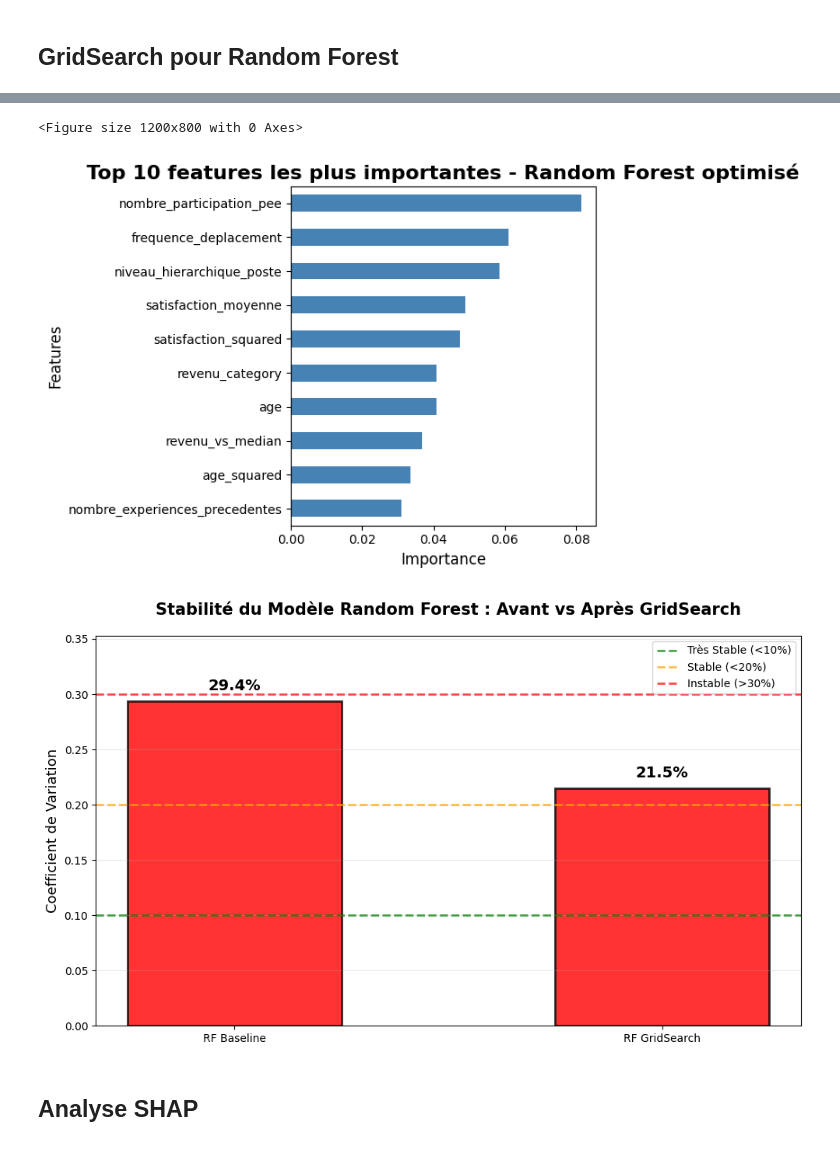
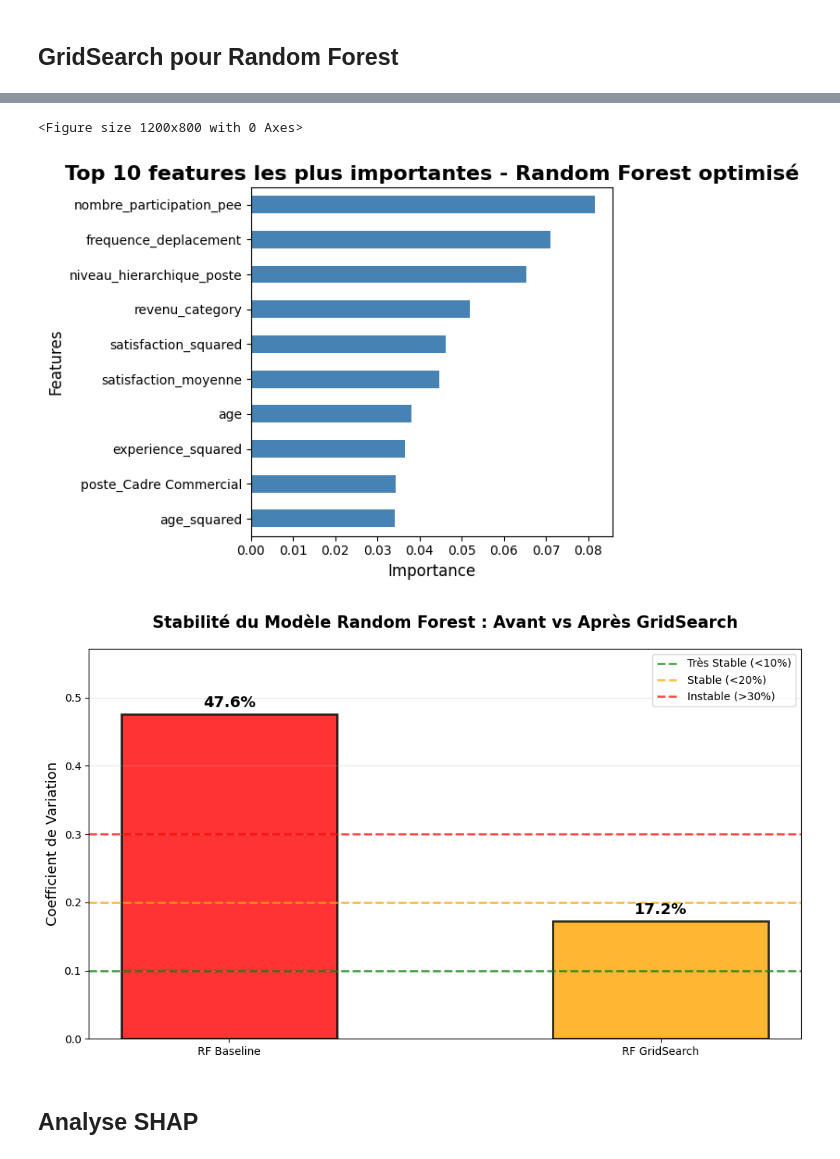
Before and after one commit to Christophe-Ringot/projet_04_OC, a Jupyter notebook: main.ipynb, the cells around one changed output, grey strips where cells are left out. Saved outputs shown, nothing was run; the diff lists cells and outputs as text; code cells hidden in the pictures.

Commit message:
Légère stabilisation du modèle randomForest

```diff
--- a/main.ipynb
+++ b/main.ipynb
@@ -423,7 +425,6 @@ Colonnes dans X: ['age', 'genre', 'statut_marital', 'departement', 'poste', 'nom
 # %% [markdown]
 Préprocessing
 # %%
-
 # Préparation train/test split
 X_train, X_test, y_train, y_test = train_test_split(
     X, y, test_size=0.2, random_state=42, stratify=y
@@ -482,16 +483,14 @@ for col in extra_cols:
 # Réorganiser les colonnes pour avoir le même ordre
 X_test_encoded = X_test_encoded[X_train_encoded.columns]
 
-# Vérifier l'asymétrie pour décider de la transformation log
 numeric_cols_final = [col for col in X_train_encoded.columns if col in numeric_vars]
 skewness_values = {}
 
-# Si skewness > 1 alors transformation log
 for col in numeric_cols_final:
     skew_val = skew(X_train_encoded[col])
     skewness_values[col] = skew_val
 
-    if abs(skew_val) > 1:
+    if abs(skew_val) > 2:
         min_val = X_train_encoded[col].min()
         if min_val <= 0:
             X_train_encoded[col] = np.log1p(X_train_encoded[col] - min_val + 1)
@@ -641,14 +640,14 @@ Utilisation d'une cross-validation avec StratifiedKFold pour :
 - 0.20 ≤ CV < 0.30 : Modérément stable
 - CV ≥ 0.30 : Instable
 # %%
-cv = StratifiedKFold(n_splits=5, shuffle=True, random_state=50)
-beta=2
+cv = StratifiedKFold(n_splits=10, shuffle=True, random_state=50)
+beta = 2
 
 models = {
     'Dummy': DummyClassifier(strategy='stratified', random_state=50),
     'Logistic Regression': LogisticRegression(random_state=50, max_iter=1000, class_weight="balanced"),
     'Random Forest': RandomForestClassifier(n_estimators=500, random_state=50, n_jobs=-1, class_weight="balanced"),
-    'XGBoost': xgb.XGBClassifier(random_state=50, eval_metric='logloss')
+    'XGBoost': xgb.XGBClassifier(random_state=50, eval_metric='logloss', scale_pos_weight=5)
 }
 
 cv_results = {
@@ -660,19 +659,15 @@ cv_results = {
 }
 
 for model_name, model in models.items():
-    print(f"{model_name}")
+    print(f"\n{model_name}")
     for fold, (train_idx, val_idx) in enumerate(cv.split(X_train_final, y_train)):
-
         X_cv_train, X_cv_val = X_train_final.iloc[train_idx], X_train_final.iloc[val_idx]
         y_cv_train, y_cv_val = y_train.iloc[train_idx], y_train.iloc[val_idx]
 
-        smote_cv = SMOTE(random_state=50, k_neighbors=5)
-        X_cv_train_resampled, y_cv_train_resampled = smote_cv.fit_resample(X_cv_train, y_cv_train)
-        model.fit(X_cv_train_resampled, y_cv_train_resampled)
-
+        model.fit(X_cv_train, y_cv_train)
         y_pred = model.predict(X_cv_val)
 
-        fbeta = fbeta_score(y_cv_val, y_pred, beta=beta)
+        fbeta = fbeta_score(y_cv_val, y_pred, beta=beta, zero_division=0)
         precision = precision_score(y_cv_val, y_pred, zero_division=0)
         recall = recall_score(y_cv_val, y_pred, zero_division=0)
 
@@ -798,11 +793,12 @@ ax.legend(loc='upper right', fontsize=9)
 ax.grid(True, alpha=0.3)
 
 ax = axes[2]
-folds = list(range(1, 6))
+
+folds = list(range(1, 11))
 
 for i, model in enumerate(models):
     model_scores = cv_df[cv_df['model'] == model]['fbeta_score'].tolist()
-    ax.plot(folds, model_scores, 'o-', linewidth=3, markersize=10,
+    ax.plot(folds, model_scores, 'o-', linewidth=3, markersize=8,
             color=colors[i], label=model, markerfacecolor='white',
             markeredgewidth=2, markeredgecolor=colors[i])
 
@@ -991,6 +982,6 @@ Recall: 0.766
 # %%
-importances = best_rf.feature_importances_
-feat_names = X_train_resampled.columns
+importances = grid.best_estimator_.named_steps['rf'].feature_importances_
+feat_names = X_train_final.columns
 
 imp_df = pd.DataFrame({
     "Feature": feat_names,
@@ -1007,7 +998,7 @@ plt.tight_layout()
 plt.show()
 # %% [output]
 <Figure size 1200x800 with 0 Axes>
-[figure, old version]
+[figure, new version]
 # %%
 # Stabilité du RF baseline depuis la cross-validation
 rf_baseline_cv_data = cv_df[cv_df['model'] == 'Random Forest']
@@ -1015,22 +1006,25 @@ rf_baseline_fbeta_cv = rf_baseline_cv_data['fbeta_score'].mean()
 rf_baseline_fbeta_std_cv = rf_baseline_cv_data['fbeta_score'].std()
 rf_baseline_cv_coeff = (rf_baseline_fbeta_std_cv / rf_baseline_fbeta_cv) if rf_baseline_fbeta_cv > 0 else 0
 
-# Stabilité du RF GridSearch - Calculer le CV pour le meilleur modèle
 best_params = grid.best_params_
-rf_grid_model = RandomForestClassifier(**best_params, random_state=50, n_jobs=-1)
 
-cv_grid = StratifiedKFold(n_splits=5, shuffle=True, random_state=50)
+# Extraire les paramètres du modèle RF
+rf_params = {k.replace('rf__', ''): v for k, v in best_params.items()}
+rf_grid_pipeline = ImbPipeline([
+    ('smote', SMOTE(random_state=50, k_neighbors=5)),
+    ('rf', RandomForestClassifier(**rf_params, random_state=50, n_jobs=-1))
+])
+
+cv_grid = StratifiedKFold(n_splits=10, shuffle=True, random_state=50)
 grid_cv_scores = []
 
 for fold, (train_idx, val_idx) in enumerate(cv_grid.split(X_train_final, y_train)):
     X_cv_train, X_cv_val = X_train_final.iloc[train_idx], X_train_final.iloc[val_idx]
     y_cv_train, y_cv_val = y_train.iloc[train_idx], y_train.iloc[val_idx]
 
-    smote_cv = SMOTE(random_state=50, k_neighbors=5)
-    X_cv_train_resampled, y_cv_train_resampled = smote_cv.fit_resample(X_cv_train, y_cv_train)
-    rf_grid_model.fit(X_cv_train_resampled, y_cv_train_resampled)
+    rf_grid_pipeline.fit(X_cv_train, y_cv_train)
+    y_pred = rf_grid_pipeline.predict(X_cv_val)
 
-    y_pred = rf_grid_model.predict(X_cv_val)
     fbeta = fbeta_score(y_cv_val, y_pred, beta=2)
     grid_cv_scores.append(fbeta)
 
@@ -1046,35 +1040,35 @@ cv_coefficients = [rf_baseline_cv_coeff, rf_grid_cv_coeff]
 colors_stability = []
 for cv_coeff in cv_coefficients:
     if cv_coeff < 0.10:
         colors_stability.append('green')
     elif cv_coeff < 0.20:
         colors_stability.append('orange')
     else:
         colors_stability.append('red')
 
 bars = ax.bar(models_labels, cv_coefficients, color=colors_stability,
               alpha=0.8, edgecolor='black', linewidth=2, width=0.5)
 
 for i, cv_coeff in enumerate(cv_coefficients):
     ax.text(i, cv_coeff + 0.01, f'{cv_coeff:.1%}',
             ha='center', fontsize=14, fontweight='bold')
 
-# Lignes de référence
+
 ax.axhline(y=0.10, color='green', linestyle='--', alpha=0.7, linewidth=2, label='Très Stable (<10%)')
 ax.axhline(y=0.20, color='orange', linestyle='--', alpha=0.7, linewidth=2, label='Stable (<20%)')
 ax.axhline(y=0.30, color='red', linestyle='--', alpha=0.7, linewidth=2, label='Instable (>30%)')
 
 ax.set_ylabel('Coefficient de Variation', fontsize=13)
 ax.set_title('Stabilité du Modèle Random Forest : Avant vs Après GridSearch',
              fontsize=15, fontweight='bold', pad=20)
 ax.legend(loc='upper right', fontsize=10)
 ax.grid(True, alpha=0.3, axis='y')
 ax.set_ylim(0, max(cv_coefficients) * 1.2)
 
 plt.tight_layout()
 plt.show()
 # %% [output]
-[figure, old version]
+[figure, new version]
 # %% [markdown]
 ## Analyse SHAP
 # %%
```
Also changed, not shown: parts of 14 cells of this notebook.
